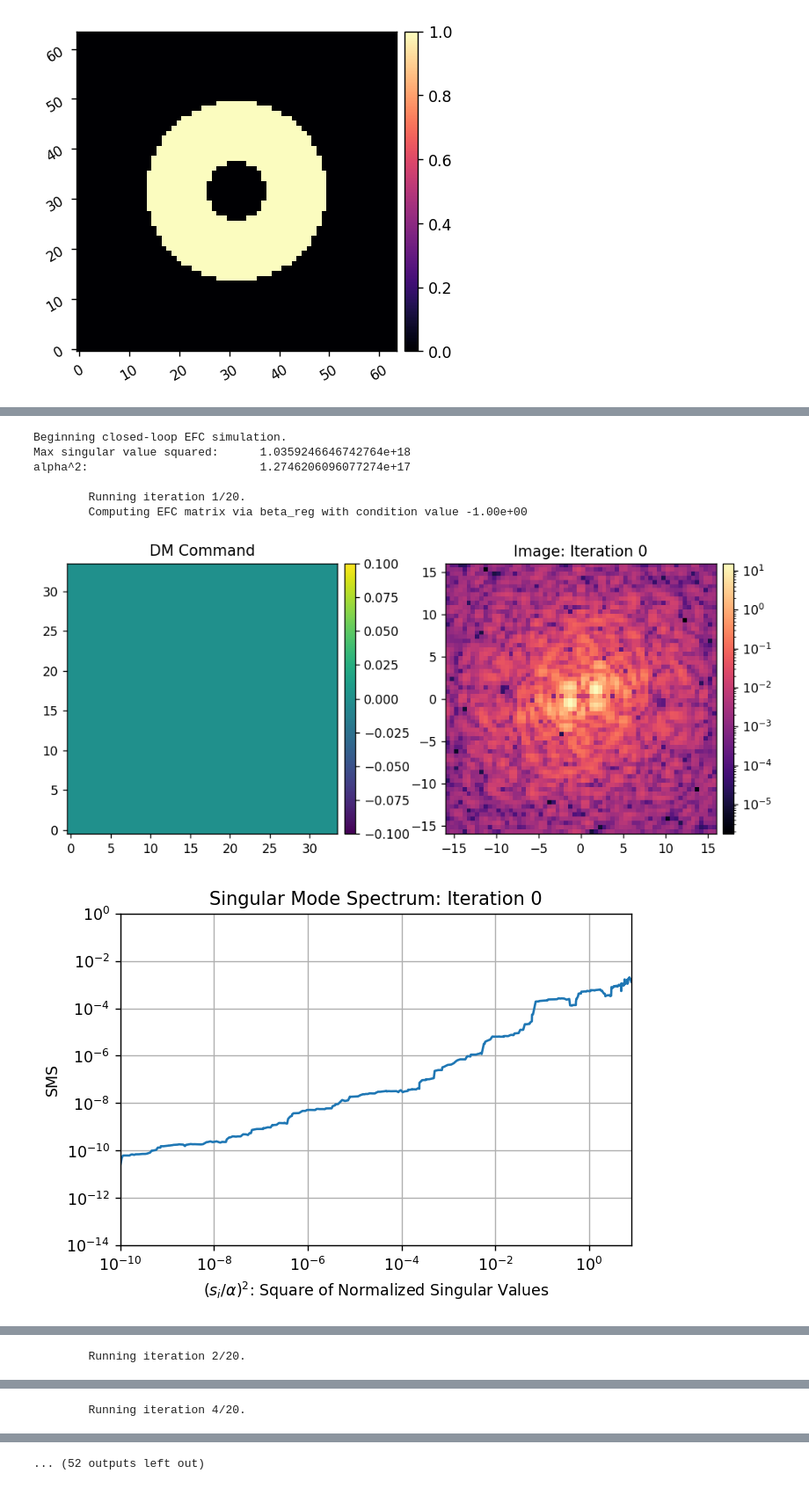
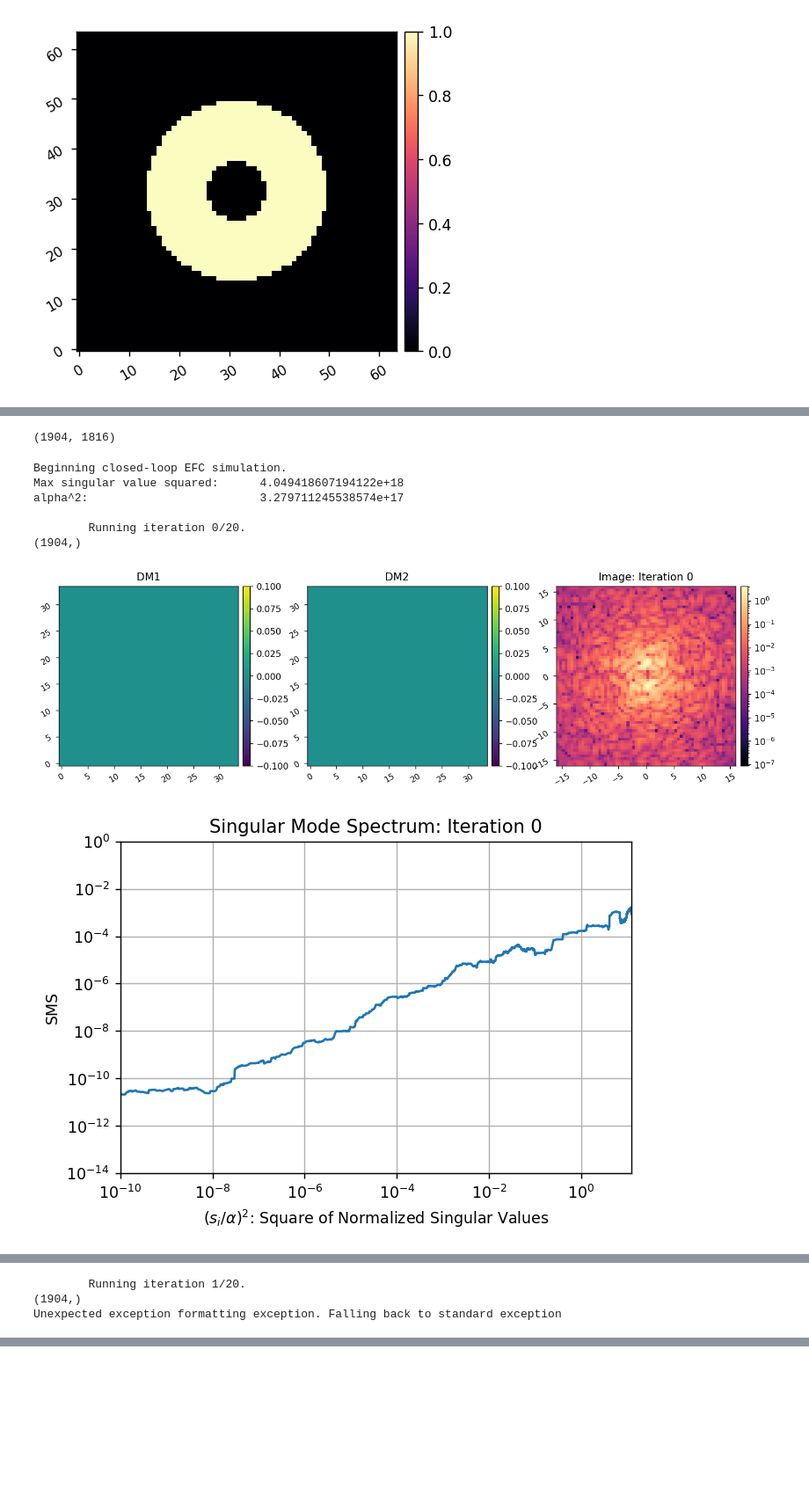
Before and after one commit to kian1377/roman-cgi-iefc, a Jupyter notebook: hcipy_efc_2dm.ipynb, the cells around one changed output, grey strips where cells are left out. Shown at 88% size. Saved outputs shown, nothing was run; the diff lists cells and outputs as text; code cells hidden in the pictures; blank space fills up the shorter version.

```diff
--- a/hcipy_efc_2dm.ipynb
+++ b/hcipy_efc_2dm.ipynb
@@ -148,5 +30,11 @@ NameError: name 'u' is not defined
+# %%
+influence_functions = hci.make_gaussian_influence_functions(c.pupil_grid, c.Nact, c.actuator_spacing)
 # %%
+reload(hcim)
+c = hcim.PC(influence_functions=influence_functions,
+         dm1_dm2=200*u.mm,
+         aberration_distance=500e-3*u.m)
+
 aberrated_pupil = c.wfe_at_distance(hci.Wavefront(c.aperture, c.wavelength.to_value(u.m)))
-
 misc.imshow2(aberrated_pupil.intensity.shaped, aberrated_pupil.phase.shaped)
 # %% [output]
@@ -157,6 +45,11 @@ npsf = c.npsf
 
 c.reset_dms()
 ref_im = c.snap()
+ref_max = ref_im.max()
 
-misc.imshow1(ref_im, lognorm=True, pxscl=c.psf_pixelscale_lamD)
+misc.imshow1(ref_im/ref_max, lognorm=True, pxscl=c.psf_pixelscale_lamD)
+
+c.norm = ref_max
+im = c.snap()
+misc.imshow1(im, lognorm=True, pxscl=c.psf_pixelscale_lamD)
 # %% [output]
@@ -226,24 +118,37 @@ reg_conds = np.array([[0],
+# %%
+control_matrix = wfsc.utils.beta_reg(jac, -2)
+display(control_matrix.shape)
+# %% [output]
+(1904, 1816)
 # %%
 reload(wfsc.efc_2dm)
 reload(wfsc.utils)
 
-ims, commands = wfsc.efc_2dm.run_efc_perfect(c,
-                                            jac,
-                                            reg_fun,
-                                            reg_conds,
-                                            dark_mask,
-                                            Imax_unocc=1,
-                                            efc_loop_gain=0.5,
-                                            iterations=20,
-                                            plot_all=True,
-                                            plot_current=True,
-                                            plot_sms=True)
+c.reset_dms()
+
+reg_conds = [(-2,10), (-3, 20), (-4, 20)]
+
+for i in range(len(reg_conds)):
+
+    control_matrix = wfsc.utils.beta_reg(jac, reg_conds[i][0])
+
+    efields, dm1_commands, dm2_commands = wfsc.efc_2dm.run_efc_perfect(c,
+                                                                     jac,
+                                                                     control_matrix,
+                                                                     dark_mask,
+                                                                     Imax_unocc=1,
+                                                                     efc_loop_gain=0.5,
+                                                                     iterations=20,
+                                                                     plot_all=True,
+                                                                     plot_current=True,
+                                                                     plot_sms=True,
+                                                                      plot_radial_contrast=True)
 # %% [output]
 Beginning closed-loop EFC simulation.
-Max singular value squared:      1.0359246646742764e+18
-alpha^2:                         1.2746206096077274e+17
+Max singular value squared:      4.049418607194122e+18
+alpha^2:                         3.279711245538574e+17
 
-        Running iteration 1/20.
-        Computing EFC matrix via beta_reg with condition value -1.00e+00
+        Running iteration 0/20.
+(1904,)
-[figure, old version]
+[figure, new version]
-[figure, old version]
+[figure, new version]
@@ -250 +156,3 @@ alpha^2:                         1.2746206096077274e+17
-        Running iteration 2/20.
+        Running iteration 1/20.
+(1904,)
+Unexpected exception formatting exception. Falling back to standard exception
@@ -256 +175,0 @@ alpha^2:                         1.2746206096077274e+17
-        Running iteration 4/20.
@@ -259 +175,0 @@ alpha^2:                         1.2746206096077274e+17
-... (52 outputs left out)
```
Also changed, not shown: parts of 10 cells of this notebook, 8 other files.
